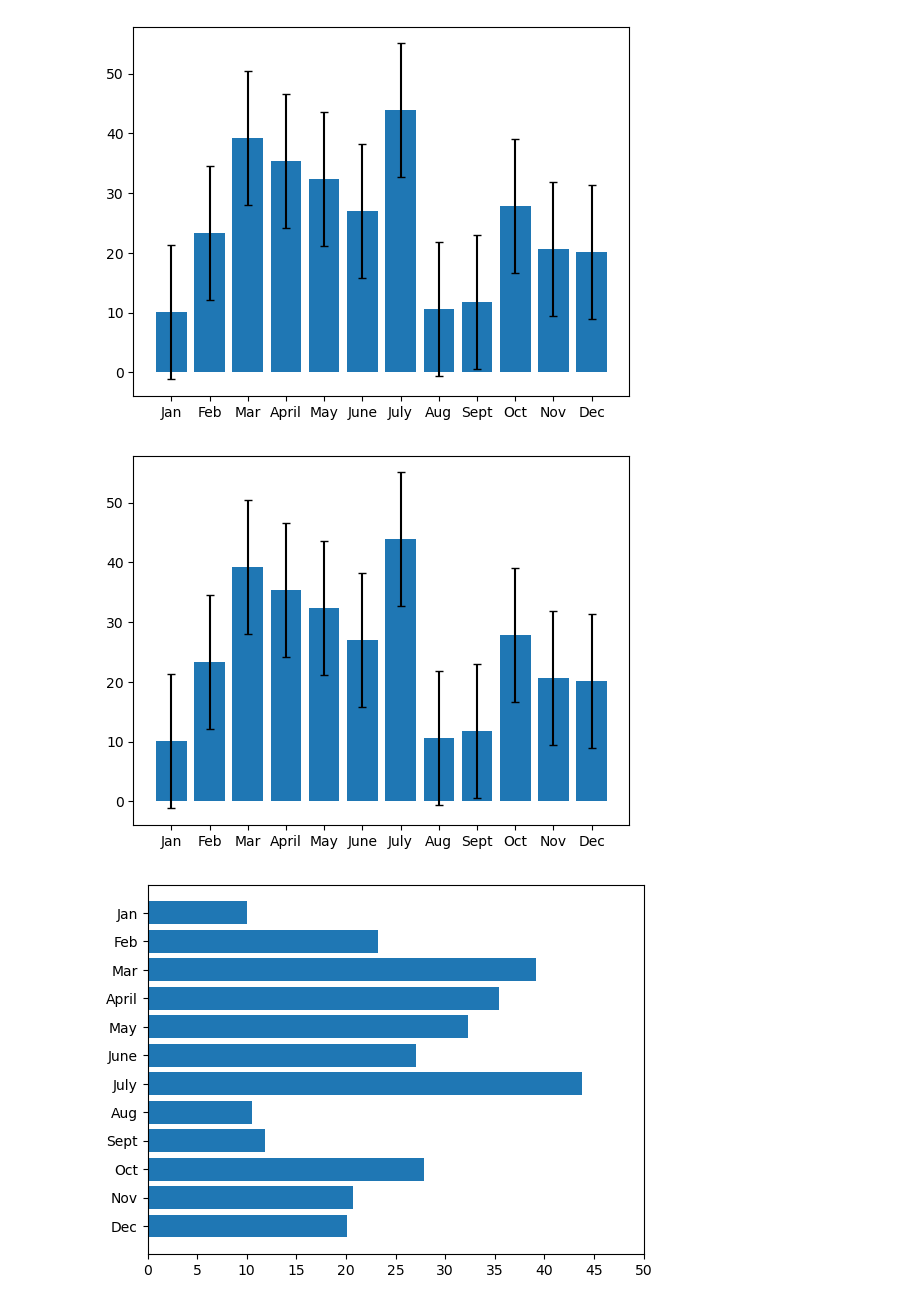
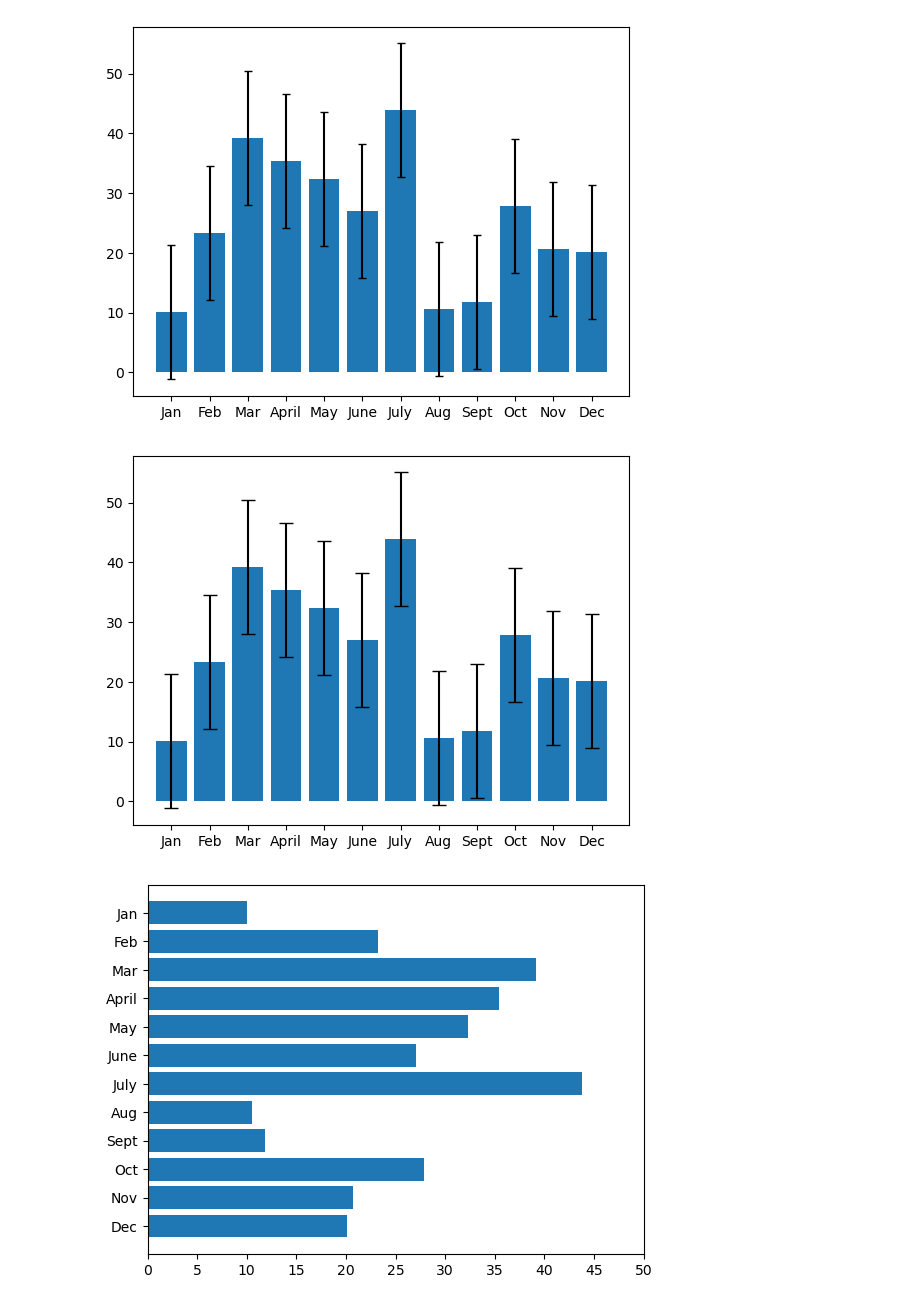
Before and after one commit to Levreka/PyBer_Analysis, a Jupyter notebook: matplotlib_practice2.ipynb, the cells around one changed output. Drawn from its saved outputs; the diff is of its cells as text; code cells hidden in the pictures.

```diff
--- a/matplotlib_practice2.ipynb
+++ b/matplotlib_practice2.ipynb
@@ -42,10 +52,10 @@ plt.bar(x_axis, y_axis, yerr=stdev, capsize=3)
 # %%
 #using object method to add error bars and caps to bar graph
 fig, ax = plt.subplots()
-ax.bar(x_axis, y_axis, yerr=stdev, capsize=3)
+ax.bar(x_axis, y_axis, yerr=stdev, capsize=5)
 plt.show()
 # %% [output]
-[figure, old version]
+[figure, new version]
 # %%
 #this needs to happen to edit the xticks from 10 to 5 and the white space between the bars
 import numpy as np
```
Also changed, not shown: parts of 5 cells of this notebook, 1 other file.
